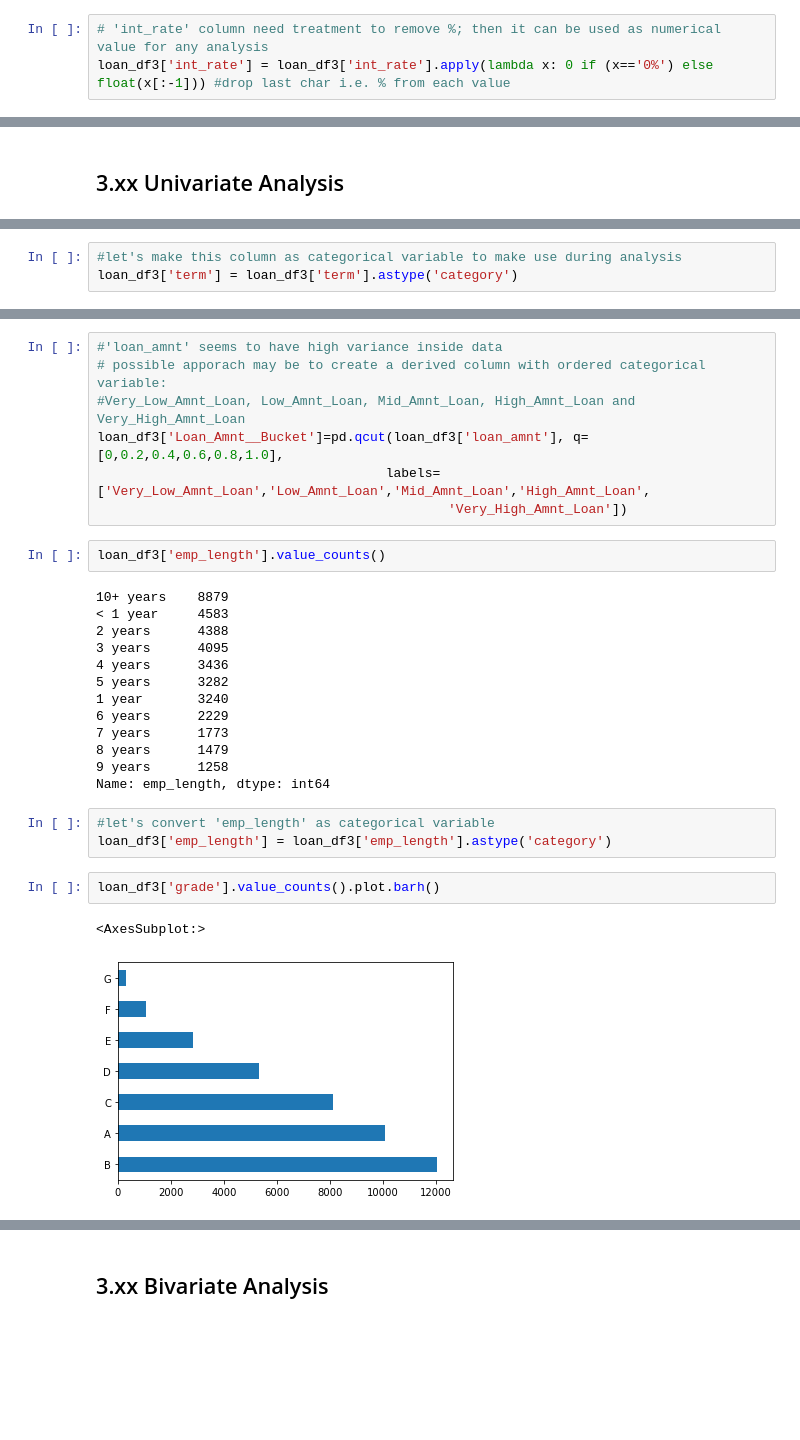
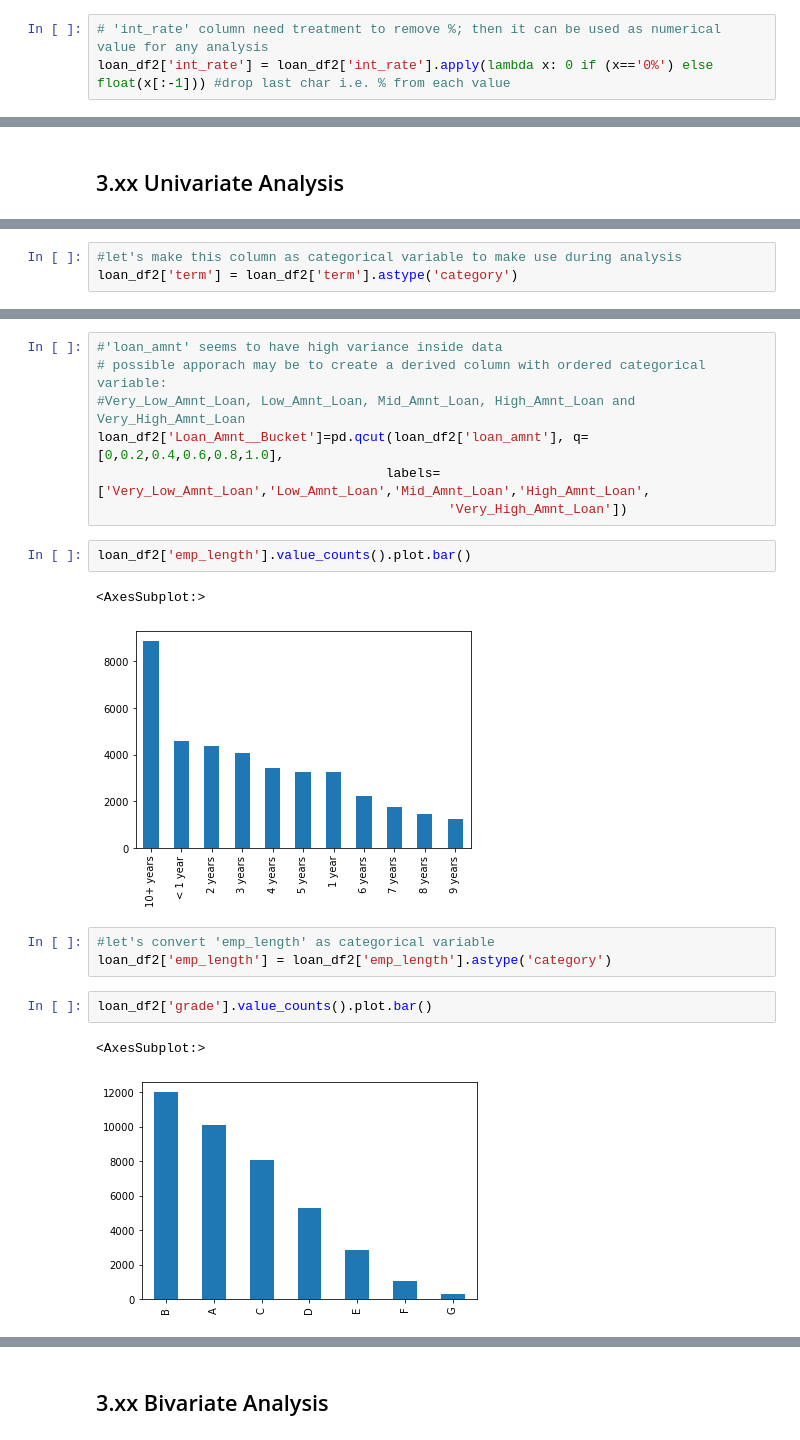
Before and after one commit to JamshedAhsan/fraud-detection, a Jupyter notebook: Case-Study-Lending-Loan-Club.ipynb, the cells around one changed output, grey strips where cells are left out. Saved outputs shown, nothing was run; the diff lists cells and outputs as text; blank space fills up the shorter version.

```diff
--- a/Case-Study-Lending-Loan-Club.ipynb
+++ b/Case-Study-Lending-Loan-Club.ipynb
@@ -856,7 +809,7 @@ loan_df3['int_rate'].value_counts()
 Name: int_rate, Length: 371, dtype: int64
 # %%
 # 'int_rate' column need treatment to remove %; then it can be used as numerical value for any analysis
-loan_df3['int_rate'] = loan_df3['int_rate'].apply(lambda x: 0 if (x=='0%') else float(x[:-1])) #drop last char i.e. % from each value
+loan_df2['int_rate'] = loan_df2['int_rate'].apply(lambda x: 0 if (x=='0%') else float(x[:-1])) #drop last char i.e. % from each value
 # %% [markdown]
 ## 3.x Let's Perform Sanity check on Data
 # %% [markdown]
@@ -891,4 +843,4 @@ Name: term, dtype: int64
 # %%
 #let's make this column as categorical variable to make use during analysis
-loan_df3['term'] = loan_df3['term'].astype('category')
+loan_df2['term'] = loan_df2['term'].astype('category')
 # %%
@@ -919,30 +871,20 @@ Name: installment, dtype: float64
 #'loan_amnt' seems to have high variance inside data
 # possible apporach may be to create a derived column with ordered categorical variable:
 #Very_Low_Amnt_Loan, Low_Amnt_Loan, Mid_Amnt_Loan, High_Amnt_Loan and Very_High_Amnt_Loan
-loan_df3['Loan_Amnt__Bucket']=pd.qcut(loan_df3['loan_amnt'], q=[0,0.2,0.4,0.6,0.8,1.0],
+loan_df2['Loan_Amnt__Bucket']=pd.qcut(loan_df2['loan_amnt'], q=[0,0.2,0.4,0.6,0.8,1.0],
                                      labels=['Very_Low_Amnt_Loan','Low_Amnt_Loan','Mid_Amnt_Loan','High_Amnt_Loan',
                                              'Very_High_Amnt_Loan'])
 # %%
-loan_df3['emp_length'].value_counts()
+loan_df2['emp_length'].value_counts().plot.bar()
 # %% [output]
-10+ years    8879
-< 1 year     4583
-2 years      4388
-3 years      4095
-4 years      3436
-5 years      3282
-1 year       3240
-6 years      2229
-7 years      1773
-8 years      1479
-9 years      1258
-Name: emp_length, dtype: int64
+<AxesSubplot:>
+[figure, added]
 # %%
 #let's convert 'emp_length' as categorical variable
-loan_df3['emp_length'] = loan_df3['emp_length'].astype('category')
+loan_df2['emp_length'] = loan_df2['emp_length'].astype('category')
 # %%
-loan_df3['grade'].value_counts().plot.barh()
+loan_df2['grade'].value_counts().plot.bar()
 # %% [output]
 <AxesSubplot:>
-[figure, old version]
+[figure, new version]
 # %%
```
Also changed, not shown: parts of 158 cells of this notebook.
